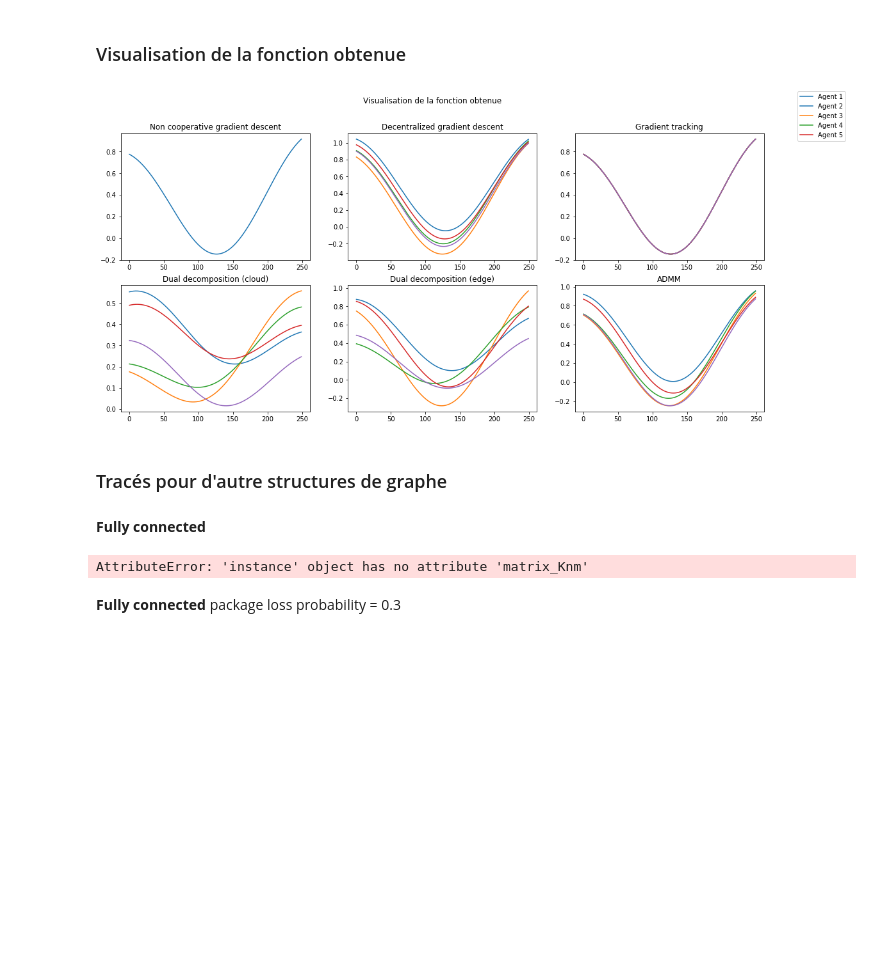
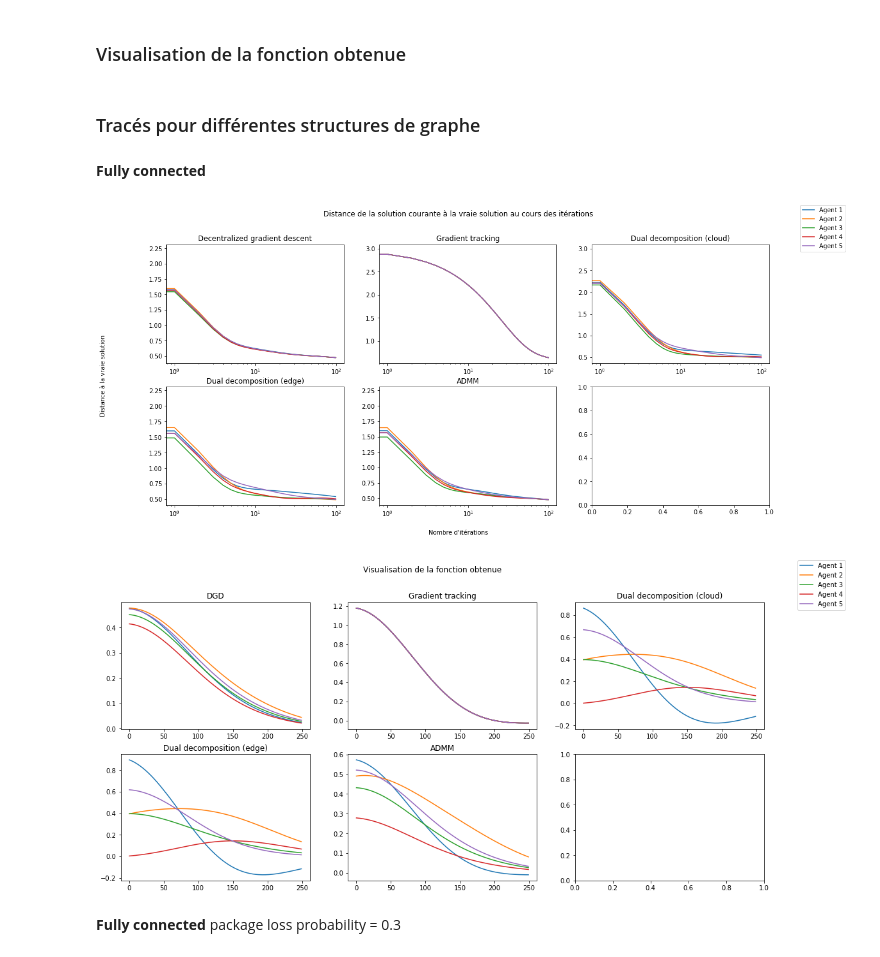
Before and after one commit to Theo-Morvan/Cooperative-Optimization, a Jupyter notebook: Cooperative_kernel_regression.ipynb, the cells around one changed output. Drawn from its saved outputs; the diff is of its cells as text; code cells hidden in the pictures; blank space fills up the shorter version.

```diff
--- a/Cooperative_kernel_regression.ipynb
+++ b/Cooperative_kernel_regression.ipynb
@@ -731,67 +785,38 @@ t = np.linspace(-1,1,250)
-# %%
-fig, axs = plt.subplots(nrows=2, ncols=3, figsize=(18, 8))
-
-estimee_gradient_descent = np.array([f(solver_non_cooperative.curent_solution,centers_kernel,t[i])for i in range(250)])
-axs[0,0].plot(estimee_gradient_descent)
-axs[0,0].set_title("Non cooperative gradient descent")
-estimee_DGD = np.array([f(solver_DGD.curent_solution,centers_kernel,t[i])for i in range(250)])
-axs[0,1].plot(estimee_DGD)
-axs[0,1].set_title("Decentralized gradient descent")
-estimee_gradient_tracking = np.array([f(solver_gradient_tracking.curent_solution,centers_kernel,t[i])for i in range(250)])
-axs[0,2].plot(estimee_gradient_tracking)
-axs[0,2].set_title("Gradient tracking")
-estimee_dual= np.array([f(solver_dual_decomposition.curent_primal_solution,centers_kernel,t[i])for i in range(250)])
-axs[1,0].plot(estimee_dual)
-axs[1,0].set_title("Dual decomposition (cloud)")
-estimee_dual_cloud = np.array([f(solver_dual_decomposition_edge.curent_primal_solution,centers_kernel,t[i])for i in range(250)])
-axs[1,1].plot(estimee_dual_cloud)
-axs[1,1].set_title("Dual decomposition (edge)")
-estimee_ADMM = np.array([f(solver_ADMM.curent_solution,centers_kernel,t[i])for i in range(250)])
-axs[1,2].plot(estimee_ADMM)
-axs[1,2].set_title("ADMM")
-fig.suptitle("Visualisation de la fonction obtenue")
-fig.legend(["Agent 1","Agent 2","Agent 3","Agent 4","Agent 5"])
-plt.show()
-# %% [output]
-[figure, removed]
 # %% [markdown]
-### Tracés pour d'autre structures de graphe
+### Tracés pour différentes structures de graphe
 # %%
-def train_all_models(communication_matrix,package_loss,probability_package_loss):
+def train_all_models(communication_matrix,package_loss,probability_package_loss,number_of_iterations):
+    t = np.linspace(-1,1,250)
     instance_pb = instance(x_shuffle,centers_kernel,y_shuffle,kernel_center_of_agent,data_point_of_agent,communication_matrix,0.5)
     #computing the "true_solution"
     solver_non_cooperative = gradient_descent(instance_pb,0.0001,2000,np.ones(10))
     true_solution = solver_non_cooperative.solve(verbose=False)
     instance_pb.true_solution =  true_solution
     #DGD & gradient tracking
-    solver_DGD = DGD(instance_pb,0.001,1000,np.ones(10))
+    solver_DGD = DGD(instance_pb,0.001,number_of_iterations,np.ones(10))
     solver_DGD.solve(verbose=False,package_loss= package_loss,probability_package_loss = probability_package_loss)
-    solver_gradient_tracking = gradient_tracking(instance_pb,0.0001,1000,np.ones(10))
+    solver_gradient_tracking = gradient_tracking(instance_pb,0.0001,number_of_iterations,np.ones(10))
     solver_gradient_tracking.solve(verbose=False,package_loss= package_loss,probability_package_loss = probability_package_loss)
     #Dual decompo (edge & cloud) & ADMM
-    solver_dual_decomposition = dual_decomposition(instance_pb,0.0001,0.0001,10,300,np.ones(10),np.ones(50))
+    solver_dual_decomposition = dual_decomposition(instance_pb,0.0001,0.0001,10,number_of_iterations,np.ones(10),np.ones(50))
     solver_dual_decomposition.solve(verbose=False,package_loss= package_loss,probability_package_loss = probability_package_loss)
-    solver_dual_decomposition_edge = dual_decomposition_edge(instance_pb,0.001,0.001,1,4000,np.ones(10),np.ones(10))
+    solver_dual_decomposition_edge = dual_decomposition_edge(instance_pb,0.001,0.001,1,number_of_iterations,np.ones(10),np.ones(10))
     solver_dual_decomposition_edge.solve(verbose=False,package_loss= package_loss,probability_package_loss = probability_package_loss)
-    solver_ADMM = ADMM(instance_pb,0.001,1000,np.ones(10),np.ones(10),50)
+    solver_ADMM = ADMM(instance_pb,0.001,number_of_iterations,np.ones(10),np.ones(10),50)
     solver_ADMM.solve(verbose=False,package_loss= package_loss,probability_package_loss = probability_package_loss)
-    solver_dual_decomposition_edge_linalg = dual_decomposition_edge_linalg(instance_pb,0.001,0.001,1,4000,np.ones(10),np.ones(10))
-    solver_dual_decomposition_edge_linalg.solve(verbose=False,package_loss= package_loss,probability_package_loss = probability_package_loss)
     #ploting convergence
     fig, axs = plt.subplots(nrows=2, ncols=3, figsize=(18, 8))
 
-    axs[0,0].plot(solver_DGD.distance_to_optimum)
+    axs[0,0].semilogx(solver_DGD.distance_to_optimum)
     axs[0,0].set_title("Decentralized gradient descent")
-    axs[0,1].plot(solver_gradient_tracking.distance_to_optimum)
+    axs[0,1].semilogx(solver_gradient_tracking.distance_to_optimum)
     axs[0,1].set_title("Gradient tracking")
-    axs[0,2].plot(solver_dual_decomposition.distance_to_optimum)
+    axs[0,2].semilogx(solver_dual_decomposition.distance_to_optimum)
     axs[0,2].set_title("Dual decomposition (cloud)")
-    axs[1,0].plot(solver_dual_decomposition_edge.distance_to_optimum)
+    axs[1,0].semilogx(solver_dual_decomposition_edge.distance_to_optimum)
     axs[1,0].set_title("Dual decomposition (edge)")
-    axs[1,1].plot(solver_ADMM.distance_to_optimum)
+    axs[1,1].semilogx(solver_ADMM.distance_to_optimum)
     axs[1,1].set_title("ADMM")
-    axs[1,2].plot(solver_dual_decomposition_edge_linalg.distance_to_optimum)
-    axs[1,2].set_title("dual decomposition edge linalg")
     fig.text(0.5, 0.04, "Nombre d'itérations", ha='center')
     fig.text(0.04, 0.5, "Distance à la vraie solution", va='center', rotation='vertical')
 
@@ -818,18 +843,16 @@ def train_all_models(communication_matrix,package_loss,probability_package_loss)
     estimee_ADMM = np.array([f(solver_ADMM.curent_solution,centers_kernel,t[i])for i in range(250)])
     axs[1,1].plot(estimee_ADMM)
     axs[1,1].set_title("ADMM")
-    estimee_dual_linalg = np.array([f(solver_dual_decomposition_edge_linalg.curent_solution,centers_kernel,t[i])for i in range(250)])
-    axs[1,2].plot(estimee_dual_linalg)
-    axs[1,2].set_title("dual decomposition edge linalg")
     fig.suptitle("Visualisation de la fonction obtenue")
     fig.legend(["Agent 1","Agent 2","Agent 3","Agent 4","Agent 5"])
     plt.show()
 # %% [markdown]
 **Fully connected**
 # %%
-train_all_models(A1,False,0)
+train_all_models(A1,False,0,1000)
 # %% [output]
-AttributeError: 'instance' object has no attribute 'matrix_Knm'
+[figure, added]
+[figure, added]
 # %% [markdown]
 **Fully connected** package loss probability = 0.3
 # %%
```
Also changed, not shown: parts of 43 cells of this notebook.
